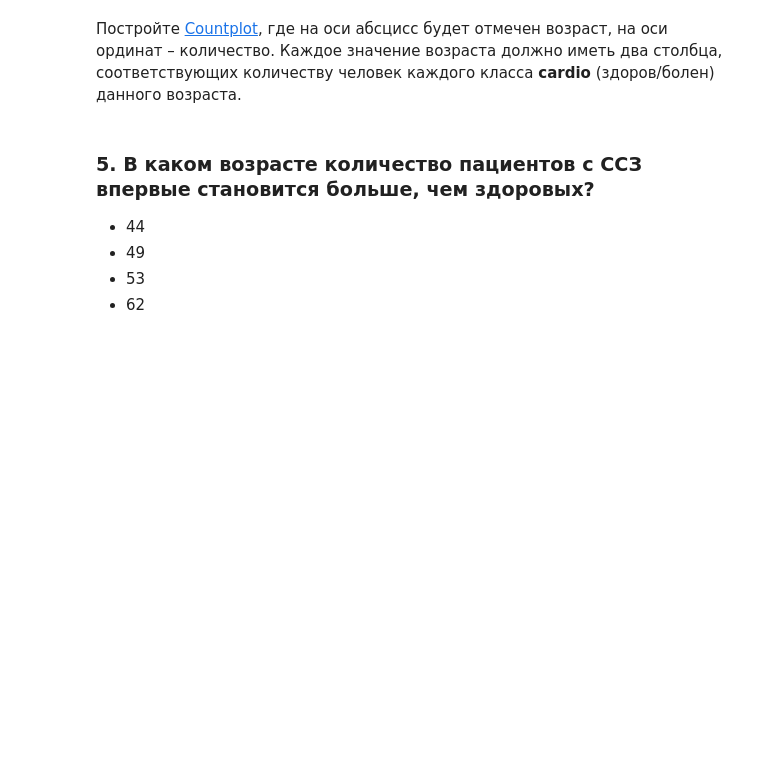
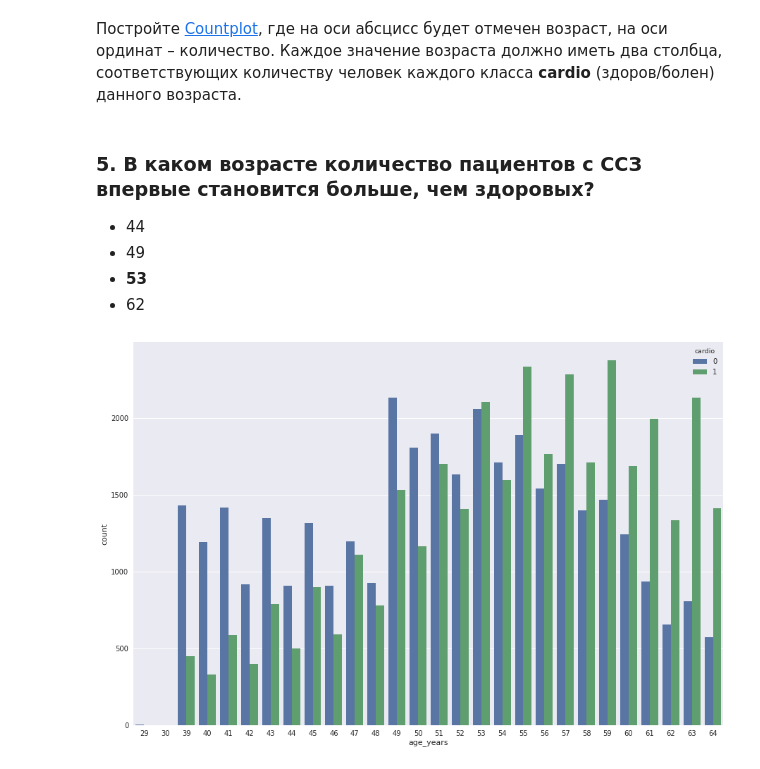
Before and after one commit to LyzhinIvan/mlcourse_open, a Jupyter notebook: jupyter_russian/homeworks/hw2_session3_visual_data_analysis.ipynb, the cells around one changed output. Drawn from its saved outputs; the diff is of its cells as text; code cells hidden in the pictures; blank space fills up the shorter version.

```diff
--- a/jupyter_russian/homeworks/hw2_session3_visual_data_analysis.ipynb
+++ b/jupyter_russian/homeworks/hw2_session3_visual_data_analysis.ipynb
@@ -301,5 +295,5 @@ train['age_years'] = (train['age'] // 365.25).astype(int)
 ### 5. В каком возрасте количество пациентов с ССЗ  впервые становится больше, чем здоровых?
 - 44
 - 49
-- 53
+- <b>53</b>
 - 62
@@ -307,0 +300,6 @@ train['age_years'] = (train['age'] // 365.25).astype(int)
+# %%
+# Ваш код здесь
+plt.figure(figsize=(15, 10))
+sns.countplot('age_years', hue='cardio', data=train);
+# %% [output]
+[figure, added]
```
Also changed, not shown: parts of 6 cells of this notebook.
